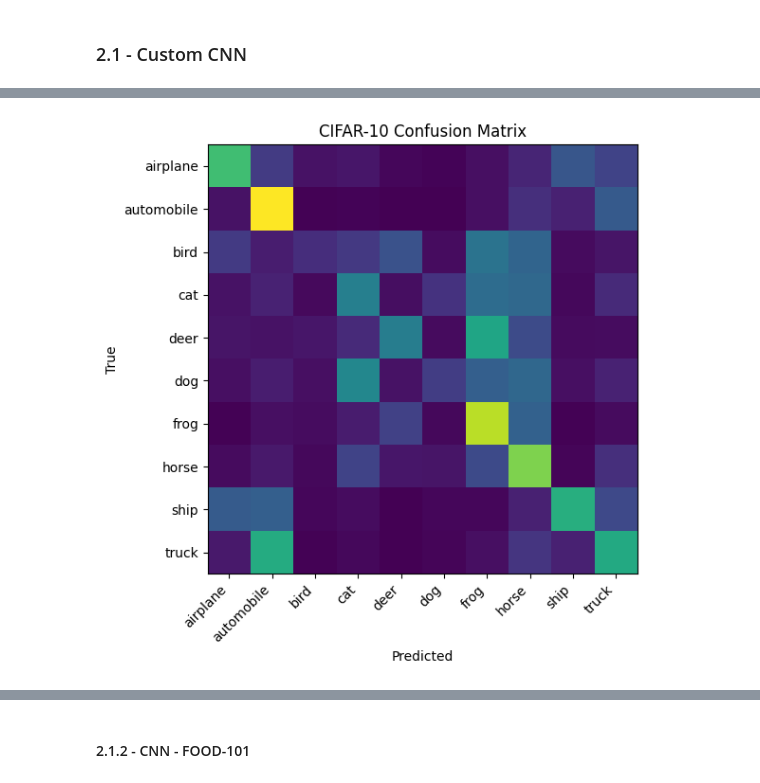
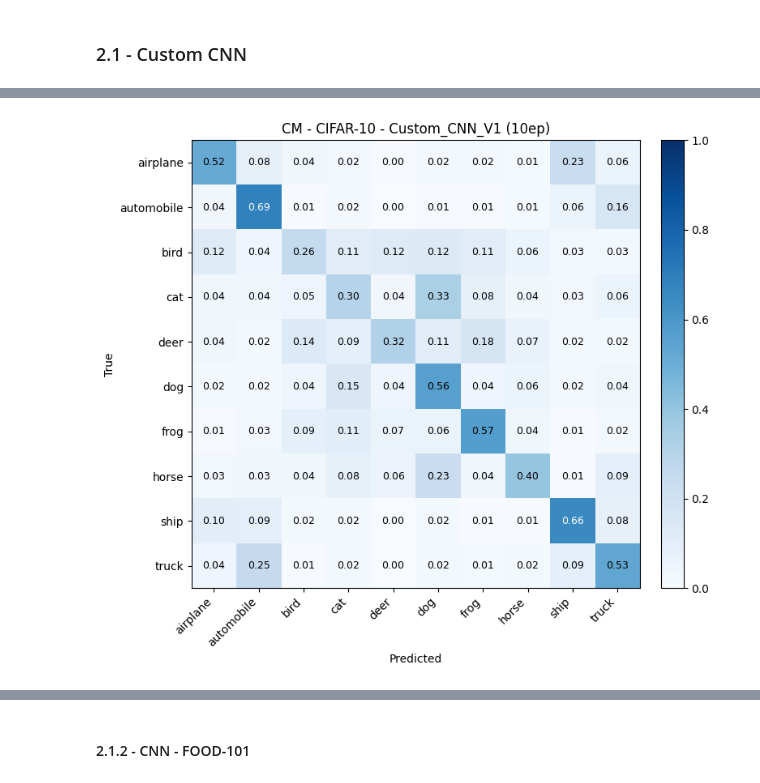
Before and after one commit to selim-ba/insa-hddl-group10, a Jupyter notebook: demo_project_3.ipynb, the cells around one changed output, grey strips where cells are left out. Cells and saved outputs as stored; diff of their text form; code cells hidden in the pictures.

Commit message:
tested 2 CNNs on CIFAR-10

```diff
--- a/demo_project_3.ipynb
+++ b/demo_project_3.ipynb
@@ -54,3 +54,6 @@ from models.models_project_3 import Custom_CNN
+# %%
+TRAIN_CNN_V1_CIFAR = False
+TRAIN_CNN_V2_CIFAR = True
 # %% [markdown]
 ---
 ---
@@ -362,15 +393,7 @@ cm = confusion_matrix(
 
 print("Test loss:", test_loss)
 print("Test acc :", test_acc)
+
 print("Confusion matrix shape:", cm.shape)  # should be (10, 10)
-
-plt.figure(figsize=(6, 6))
-plt.imshow(cm)
-plt.xticks(range(cifar_num_classes), cifar_class_names, rotation=45, ha="right")
-plt.yticks(range(cifar_num_classes), cifar_class_names)
-plt.title("CIFAR-10 Confusion Matrix")
-plt.xlabel("Predicted")
-plt.ylabel("True")
-plt.tight_layout()
-plt.show()
+plot_confusion_matrix(cm,cifar_class_names,title="CM - CIFAR-10 - Custom_CNN_V1 (10ep)")
 # %% [output]
@@ -379,2 +402,2 @@ Test acc : 0.35523162939297126
 Confusion matrix shape: (10, 10)
-[figure, old version]
+[figure, new version]
```
Also changed, not shown: parts of 15 cells of this notebook, 3 other files.
